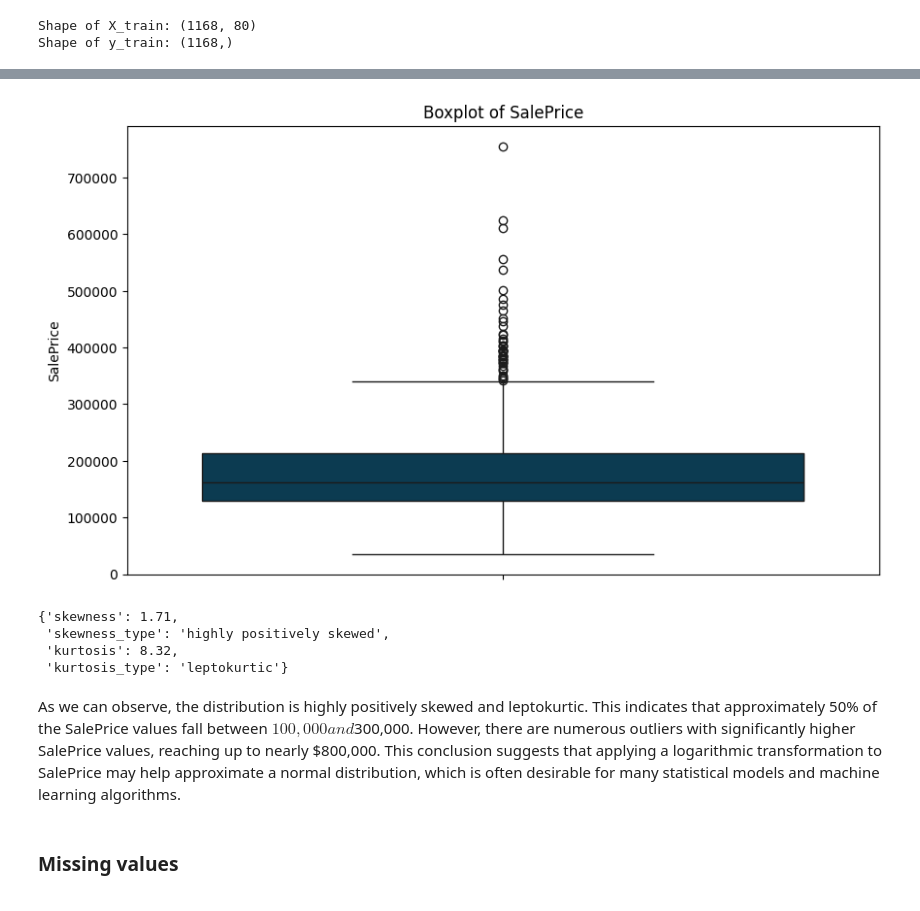
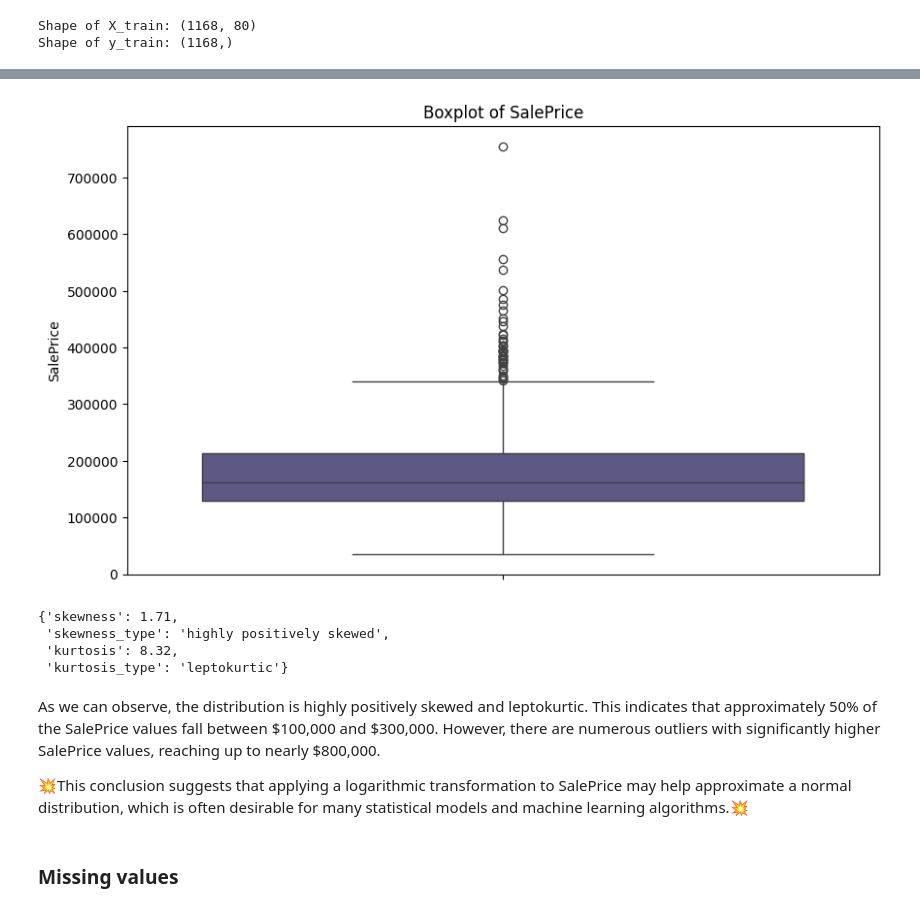
Before and after one commit to bsanchezv/House-prices-Advanced-regression-techniques, a Jupyter notebook: notebooks/1.0-EDA-first-analysis.ipynb, the cells around one changed output, grey strips where cells are left out. Cells and saved outputs as stored; diff of their text form; code cells hidden in the pictures.

```diff
--- a/notebooks/1.0-EDA-first-analysis.ipynb
+++ b/notebooks/1.0-EDA-first-analysis.ipynb
@@ -47,11 +48,11 @@ plt.show()
 # %%
 plt.figure(figsize=(10, 6))
-sns.boxplot(y=y_train, color='#003f5c')
+sns.boxplot(y=y_train, color='#58508d')
 plt.title('Boxplot of SalePrice')
 plt.ylabel('SalePrice')
 plt.show()
 # %% [output]
-[figure, old version]
+[figure, new version]
 # %%
 def calculate_skewness_kurtosis(data):
     skewness = float(skew(data))
@@ -89,8 +90,9 @@ calculate_skewness_kurtosis(y_train)
  'kurtosis': 8.32,
  'kurtosis_type': 'leptokurtic'}
 # %% [markdown]
-As we can observe, the distribution is highly positively skewed and leptokurtic. This indicates that approximately 50% of the SalePrice values fall between $100,000 and $300,000. However, there are numerous outliers with significantly higher SalePrice values, reaching up to nearly $800,000.
-This conclusion suggests that applying a logarithmic transformation to SalePrice may help approximate a normal distribution, which is often desirable for many statistical models and machine learning algorithms.
+As we can observe, the distribution is highly positively skewed and leptokurtic. This indicates that approximately 50% of the SalePrice values fall between \$100,000 and \$300,000. However, there are numerous outliers with significantly higher SalePrice values, reaching up to nearly \$800,000.
+
+💥This conclusion suggests that applying a logarithmic transformation to SalePrice may help approximate a normal distribution, which is often desirable for many statistical models and machine learning algorithms.💥
 # %% [markdown]
 ### Missing values
 # %%
```
Also changed, not shown: parts of 8 cells of this notebook.
